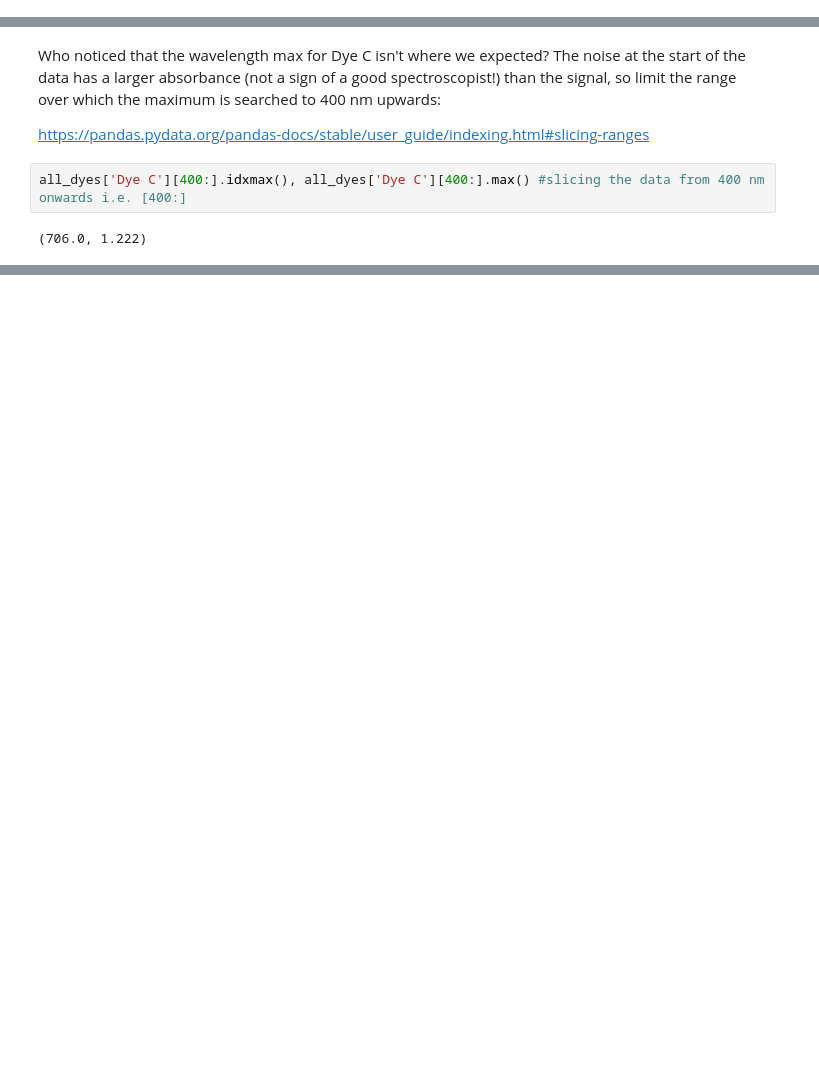
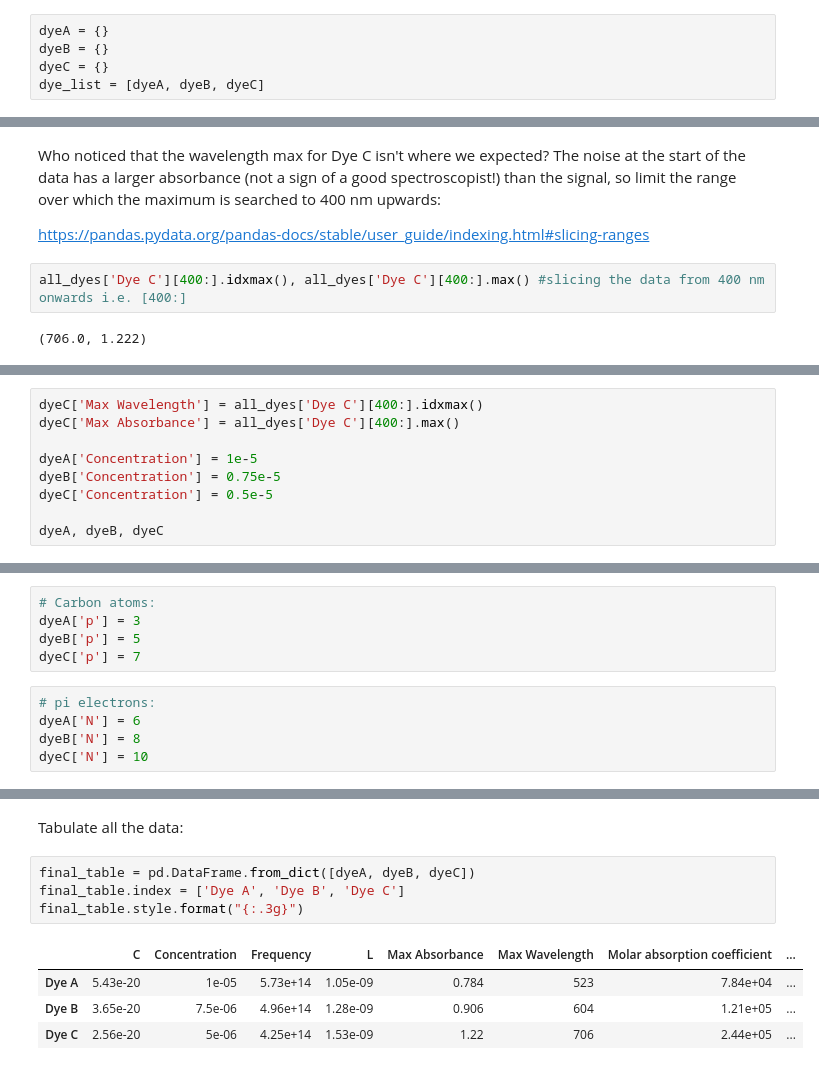
Before and after one commit to laperk01/CHEM2011, a Jupyter notebook: Particle in a Box.ipynb, the cells around one changed output, grey strips where cells are left out. Drawn from its saved outputs; the diff is of its cells as text; blank space fills up the shorter version.

```diff
--- a/Particle in a Box.ipynb
+++ b/Particle in a Box.ipynb
@@ -80,0 +79,5 @@ Next determine the wavelengths of the maximum absorbance of the longest-waveleng
+# %%
+dyeA = {}
+dyeB = {}
+dyeC = {}
+dye_list = [dyeA, dyeB, dyeC]
@@ -110,0 +114,9 @@ all_dyes['Dye C'][400:].idxmax(), all_dyes['Dye C'][400:].max() #slicing the dat
+# %%
+dyeC['Max Wavelength'] = all_dyes['Dye C'][400:].idxmax()
+dyeC['Max Absorbance'] = all_dyes['Dye C'][400:].max()
+
+dyeA['Concentration'] = 1e-5
+dyeB['Concentration'] = 0.75e-5
+dyeC['Concentration'] = 0.5e-5
+
+dyeA, dyeB, dyeC
@@ -110,0 +183,10 @@ all_dyes['Dye C'][400:].idxmax(), all_dyes['Dye C'][400:].max() #slicing the dat
+# %%
+# Carbon atoms:
+dyeA['p'] = 3
+dyeB['p'] = 5
+dyeC['p'] = 7
+# %%
+# pi electrons:
+dyeA['N'] = 6
+dyeB['N'] = 8
+dyeC['N'] = 10
@@ -110,0 +220,11 @@ all_dyes['Dye C'][400:].idxmax(), all_dyes['Dye C'][400:].max() #slicing the dat
+# %% [markdown]
+Tabulate all the data:
+# %%
+final_table = pd.DataFrame.from_dict([dyeA, dyeB, dyeC])
+final_table.index = ['Dye A', 'Dye B', 'Dye C']
+final_table.style.format("{:.3g}")
+# %% [output]
+|  | C | Concentration | Frequency | L | Max Absorbance | Max Wavelength | Molar absorption coefficient | ... |
+| Dye A | 5.43e-20 | 1e-05 | 5.73e+14 | 1.05e-09 | 0.784 | 523 | 7.84e+04 | ... |
+| Dye B | 3.65e-20 | 7.5e-06 | 4.96e+14 | 1.28e-09 | 0.906 | 604 | 1.21e+05 | ... |
+| Dye C | 2.56e-20 | 5e-06 | 4.25e+14 | 1.53e-09 | 1.22 | 706 | 2.44e+05 | ... |
```
Also changed, not shown: parts of 19 cells of this notebook.
